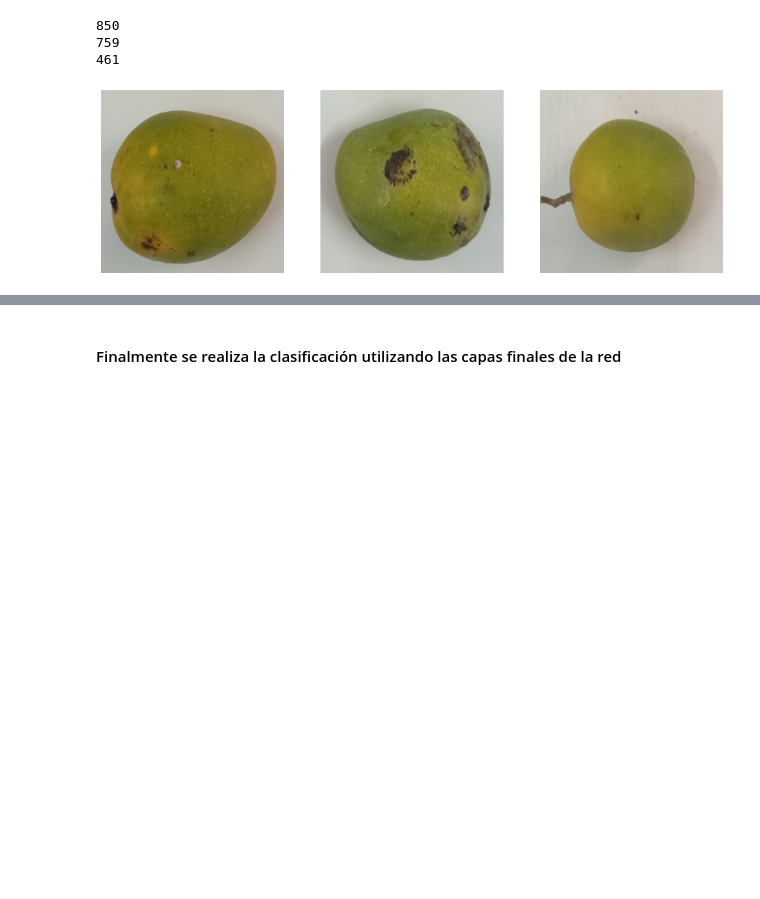
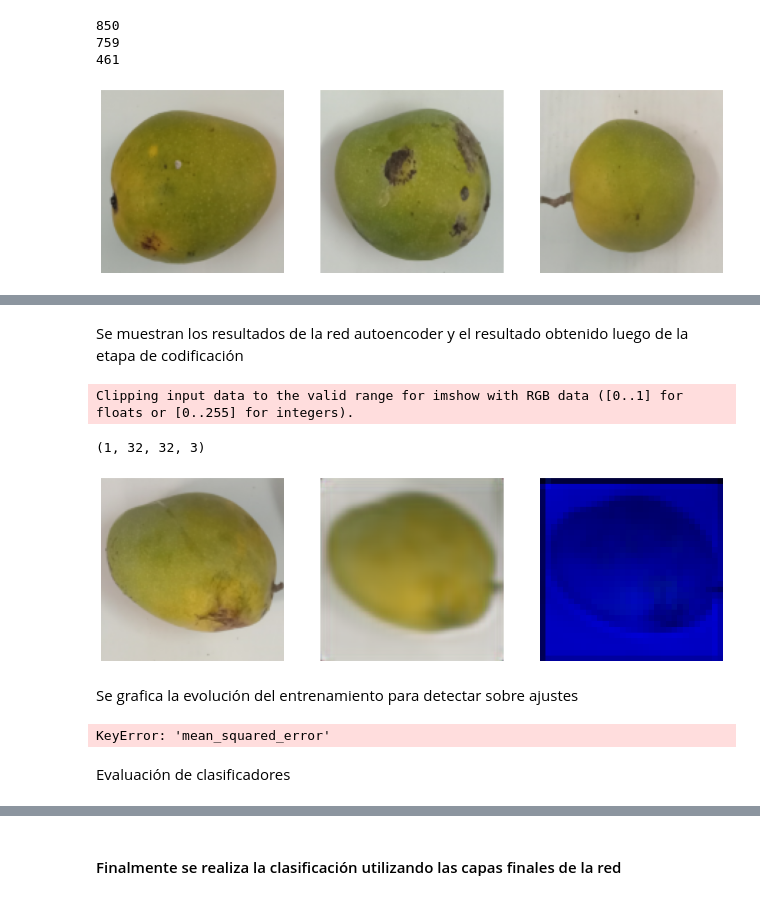
Before and after one commit to vidaldani/MangoGrading, a Jupyter notebook: DimReduction.ipynb, the cells around one changed output, grey strips where cells are left out. Cells and saved outputs as stored; diff of their text form; code cells hidden in the pictures; blank space fills up the shorter version.

```diff
--- a/DimReduction.ipynb
+++ b/DimReduction.ipynb
@@ -115,7 +120,7 @@ def get_base_model(name,input_size):
 seed(1)
 
 # Dimensión de entrada de las imágenes
-IMG_SIZE = 256
+IMG_SIZE = 128
 h = IMG_SIZE
 w = IMG_SIZE
 
@@ -209,26 +216,26 @@ test_target = tf.keras.utils.to_categorical(t_test)
 # %%
+encoded_dim = 32
+IMG_SIZE = 128
+
 encoder = Sequential([
-    layers.Conv2D(input_shape=(IMG_SIZE,IMG_SIZE,3), filters= 27, kernel_size = (3, 3), activation='relu', padding='same'),
+    layers.Conv2D(input_shape=(IMG_SIZE,IMG_SIZE,3), filters= 64, kernel_size= (3, 3), activation='relu', padding='same'),
     layers.MaxPooling2D((2, 2), padding='same'),
-    layers.Conv2D(9, (3, 3), activation='relu', padding='same'),
+    layers.Conv2D(32, (3, 3), activation='relu', padding='same'),
     layers.MaxPooling2D( (2, 2), padding='same'),
-    layers.Conv2D(3, (3, 3), activation='relu', padding='same'),
-    layers.MaxPooling2D( (2, 2), padding='same')
+    layers.Conv2D(3, (3, 3), activation='linear', padding='same')
 ])
 
-pretrain_encodings = encoder(X_train).numpy()
-print(pretrain_encodings.shape)
-
 decoder = Sequential ([
-    layers.UpSampling2D((2, 2), input_shape = pretrain_encodings[0].shape),
-    layers.Conv2D(9, (3, 3), activation='relu', padding='same'),
-    layers.UpSampling2D((2, 2)),
-    layers.Conv2D(27, (3, 3), activation='relu', padding='same'),
-    layers.UpSampling2D((2, 2)),
-    layers.Conv2D(3, (3, 3), padding='same')
+    layers.Conv2D(input_shape=(encoded_dim,encoded_dim,3), filters=32, kernel_size= (3, 3), activation='relu', padding='same'),
+    layers.UpSampling2D( (2, 2)),
+    layers.Conv2D(64, (3, 3), activation='relu', padding='same'),
+    layers.UpSampling2D( (2, 2)),
+    layers.Conv2D(3, (3, 3), activation='linear', padding='same')
 ])
 
 autoencoder_dr = Model(inputs = encoder.inputs, outputs = decoder(encoder.outputs))
-autoencoder_dr.compile(loss = 'mse')
-autoencoder_dr.fit(X_train, X_train, epochs = 10, verbose=1)
+autoencoder_dr.compile(loss = 'mean_squared_error', optimizer = 'adam', metrics = ["mean_squared_error"])
+batch_size = 40
+epochs = 10
+history = autoencoder_dr.fit(X_train, X_train, validation_data=(X_val, t_val), epochs = 10, batch_size=batch_size, verbose=1)
 # %% [output]
@@ -238,0 +262,25 @@ OOM when allocating tensor with shape[1470,256,256,27] and type float on /job:lo
+# %% [markdown]
+Se muestran los resultados de la red autoencoder y el resultado obtenido luego de la etapa de codificación
+# %%
+img = np.expand_dims(X_test[0],0)
+img_y = autoencoder_dr.predict(img)
+img_encoder = encoder.predict(img)
+show_row_of_gray_images(16, img[0], img_y[0], img_encoder[0])
+# %% [output]
+Clipping input data to the valid range for imshow with RGB data ([0..1] for floats or [0..255] for integers).
+(1, 32, 32, 3)
+[figure, added]
+# %% [markdown]
+Se grafica la evolución del entrenamiento para detectar sobre ajustes
+# %%
+plt.plot(history.history['mean_squared_error'])
+plt.plot(history.history['val_mean_squared_error'])
+plt.title('Exactitud del modelo')
+plt.ylabel('Exactitud (Accuracy)')
+plt.xlabel('Iteración (epoch)')
+plt.legend(['Entrenamiento', 'Test'], loc='upper right')
+plt.show()
+# %% [output]
+KeyError: 'mean_squared_error'
+# %% [markdown]
+Evaluación de clasificadores
```
Also changed, not shown: parts of 18 cells of this notebook, 6 other files.
